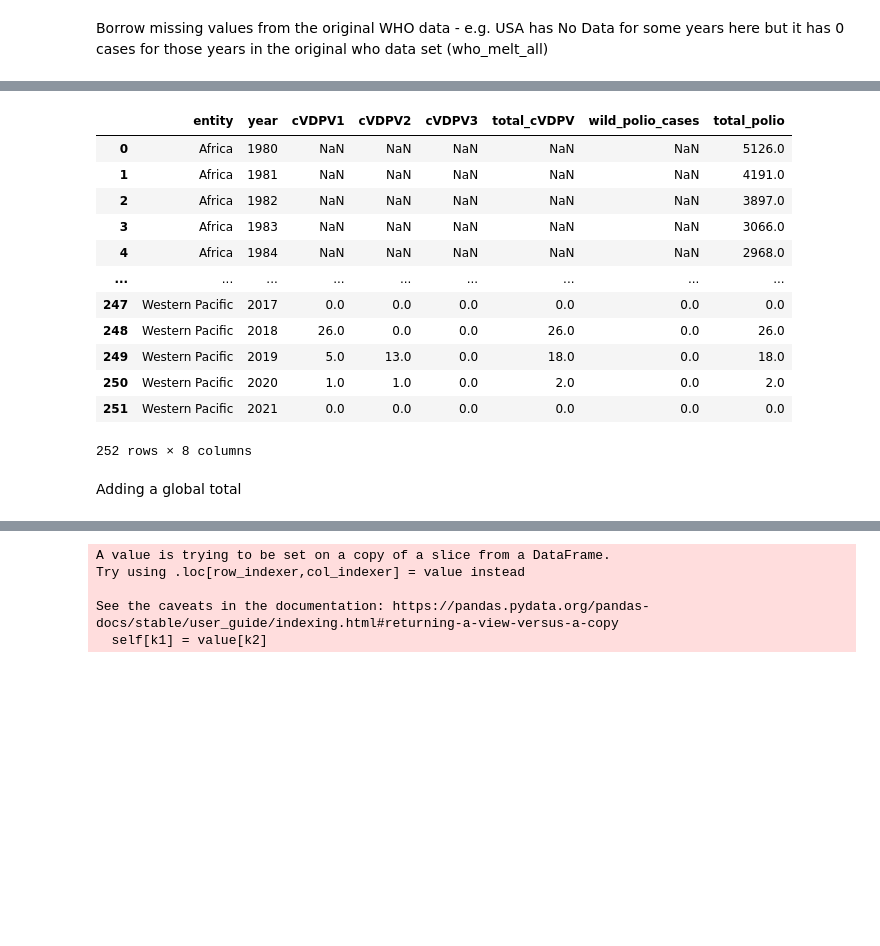
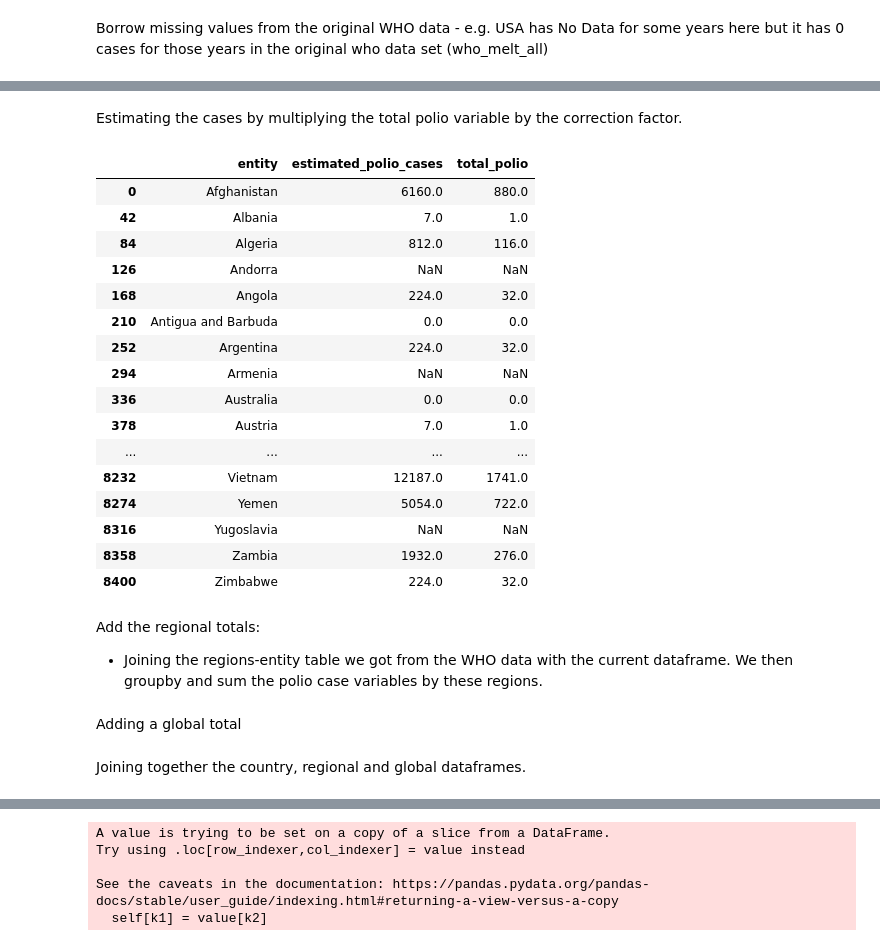
Before and after one commit to owid/notebooks, a Jupyter notebook: FionaSpooner/polio_cases/combine_polio_data.ipynb, the cells around one changed output, grey strips where cells are left out. Saved outputs shown, nothing was run; the diff lists cells and outputs as text; code cells hidden in the pictures; blank space fills up the shorter version.

Commit message:
refactor(polio): adding the conversion factor in to estimate cases and adding comments

```diff
--- a/FionaSpooner/polio_cases/combine_polio_data.ipynb
+++ b/FionaSpooner/polio_cases/combine_polio_data.ipynb
@@ -31,0 +39,2 @@ who_ext_wild
+# %%
+who_ext_wild['percent_adequate_stool_collection'][who_ext_wild['percent_adequate_stool_collection'] >100] = np.nan
@@ -219,4 +253,5 @@ df[df['entity'] == 'United States'][['year','total_polio']]
 # %%
-df = df.merge(who_melt_all, on=['entity','year'], how='outer')
-df['total_polio'] =df['total_polio'].fillna(df['total_polio_orig'])
+
+df['total_polio'] = df['total_polio'].fillna(df['total_polio_orig'])
 df[df['entity'] == 'United States'][['year','total_polio']]
+df.drop(columns='total_polio_orig', inplace=True)
@@ -242,0 +272,11 @@ Add the regional totals
+# %%
+df['correction_factor'] = np.nan
+df.loc[df['year'] < 2000, 'correction_factor'] = 7.0
+df.loc[(df['non_polio_afp_rate'] < 1.0) | (df['percent_adequate_stool_collection'] < 60), 'correction_factor'] = 7.0
+df.loc[(df['non_polio_afp_rate'] < 2.0) | (df['percent_adequate_stool_collection'] < 80), 'correction_factor'] = 2.0
+df.loc[(df['non_polio_afp_rate'] >= 2.0) & (df['percent_adequate_stool_collection'] >= 80), 'correction_factor'] = 1.11
+df.loc[(df['non_polio_afp_rate'].isna()) & (df['percent_adequate_stool_collection'].isna()), 'correction_factor'] = 7.0
+df['correction_factor'][(df['entity'] == 'Namibia') & (df['year'].isin([2011,2014]))] = 1.11
+df['correction_factor'][(df['entity'] == 'China') & (df['year'].isin([1989,1990,1991,1992]))] = 1.11
+df['correction_factor'][(df['entity'] == 'Oman') & (df['year'].isin([1988]))] = 1.11
+df.loc[df['year'] == 2021, 'correction_factor'] = np.nan
@@ -243,22 +296,35 @@ Add the regional totals
+# %% [markdown]
+Estimating the cases by multiplying the total polio variable by the correction factor.
+# %%
+
+df['estimated_polio_cases'] = df['total_polio']*df['correction_factor']
+df[['entity','estimated_polio_cases','total_polio']][(df.year == 1980)].head()
+# %% [output]
+|  | entity | estimated_polio_cases | total_polio |
+| 0 | Afghanistan | 6160.0 | 880.0 |
+| 42 | Albania | 7.0 | 1.0 |
+| 84 | Algeria | 812.0 | 116.0 |
+| 126 | Andorra | NaN | NaN |
+| 168 | Angola | 224.0 | 32.0 |
+| 210 | Antigua and Barbuda | 0.0 | 0.0 |
+| 252 | Argentina | 224.0 | 32.0 |
+| 294 | Armenia | NaN | NaN |
+| 336 | Australia | 0.0 | 0.0 |
+| 378 | Austria | 7.0 | 1.0 |
+| ... | ... | ... | ... |
+| 8232 | Vietnam | 12187.0 | 1741.0 |
+| 8274 | Yemen | 5054.0 | 722.0 |
+| 8316 | Yugoslavia | NaN | NaN |
+| 8358 | Zambia | 1932.0 | 276.0 |
+| 8400 | Zimbabwe | 224.0 | 32.0 |
+# %% [markdown]
+Add the regional totals:
+
+- Joining the regions-entity table we got from the WHO data with the current dataframe. We then groupby and sum the polio case variables by these regions.
 # %%
-regional_total = regions.merge(df,on = 'entity').groupby(['WHO_REGION', 'year'])[['cVDPV1', 'cVDPV2', 'cVDPV3','total_cVDPV','wild_polio_cases','total_polio']].sum(min_count=1).reset_index()
+regional_total = regions.merge(df,on = 'entity').groupby(['WHO_REGION', 'year'])[['cVDPV1', 'cVDPV2', 'cVDPV3','total_cVDPV','wild_polio_cases','total_polio', 'estimated_polio_cases']].sum(min_count=1).reset_index()
 regional_total['WHO_REGION'].replace(['AFR', 'AMR', 'SEAR', 'EUR', 'EMR', 'WPR'], ['Africa', 'Americas', 'South-East Asia', 'Europe', 'Eastern Mediterranean', 'Western Pacific'], inplace = True)
 regional_total.rename(columns = {'WHO_REGION':'entity'}, inplace = True)
-regional_total
-# %% [output]
-|  | entity | year | cVDPV1 | cVDPV2 | cVDPV3 | total_cVDPV | wild_polio_cases | total_polio |
-| 0 | Africa | 1980 | NaN | NaN | NaN | NaN | NaN | 5126.0 |
-| 1 | Africa | 1981 | NaN | NaN | NaN | NaN | NaN | 4191.0 |
-| 2 | Africa | 1982 | NaN | NaN | NaN | NaN | NaN | 3897.0 |
-| 3 | Africa | 1983 | NaN | NaN | NaN | NaN | NaN | 3066.0 |
-| 4 | Africa | 1984 | NaN | NaN | NaN | NaN | NaN | 2968.0 |
-| ... | ... | ... | ... | ... | ... | ... | ... | ... |
-| 247 | Western Pacific | 2017 | 0.0 | 0.0 | 0.0 | 0.0 | 0.0 | 0.0 |
-| 248 | Western Pacific | 2018 | 26.0 | 0.0 | 0.0 | 26.0 | 0.0 | 26.0 |
-| 249 | Western Pacific | 2019 | 5.0 | 13.0 | 0.0 | 18.0 | 0.0 | 18.0 |
-| 250 | Western Pacific | 2020 | 1.0 | 1.0 | 0.0 | 2.0 | 0.0 | 2.0 |
-| 251 | Western Pacific | 2021 | 0.0 | 0.0 | 0.0 | 0.0 | 0.0 | 0.0 |
-252 rows × 8 columns
 # %% [markdown]
 Adding a global total
 # %%
@@ -268,4 +334,6 @@ global_total = global_entities.merge(df,on = 'entity').groupby(['WHO_REGION', 'y
 global_total.rename(columns = {'WHO_REGION':'entity'}, inplace = True)
+# %% [markdown]
+Joining together the country, regional and global dataframes.
 # %%
 df.drop(df[df['entity'] == 'World'].index, inplace=True)
 total_df = pd.concat([df,regional_total,  global_total])
```
Also changed, not shown: parts of 37 cells of this notebook, 13 other files.
